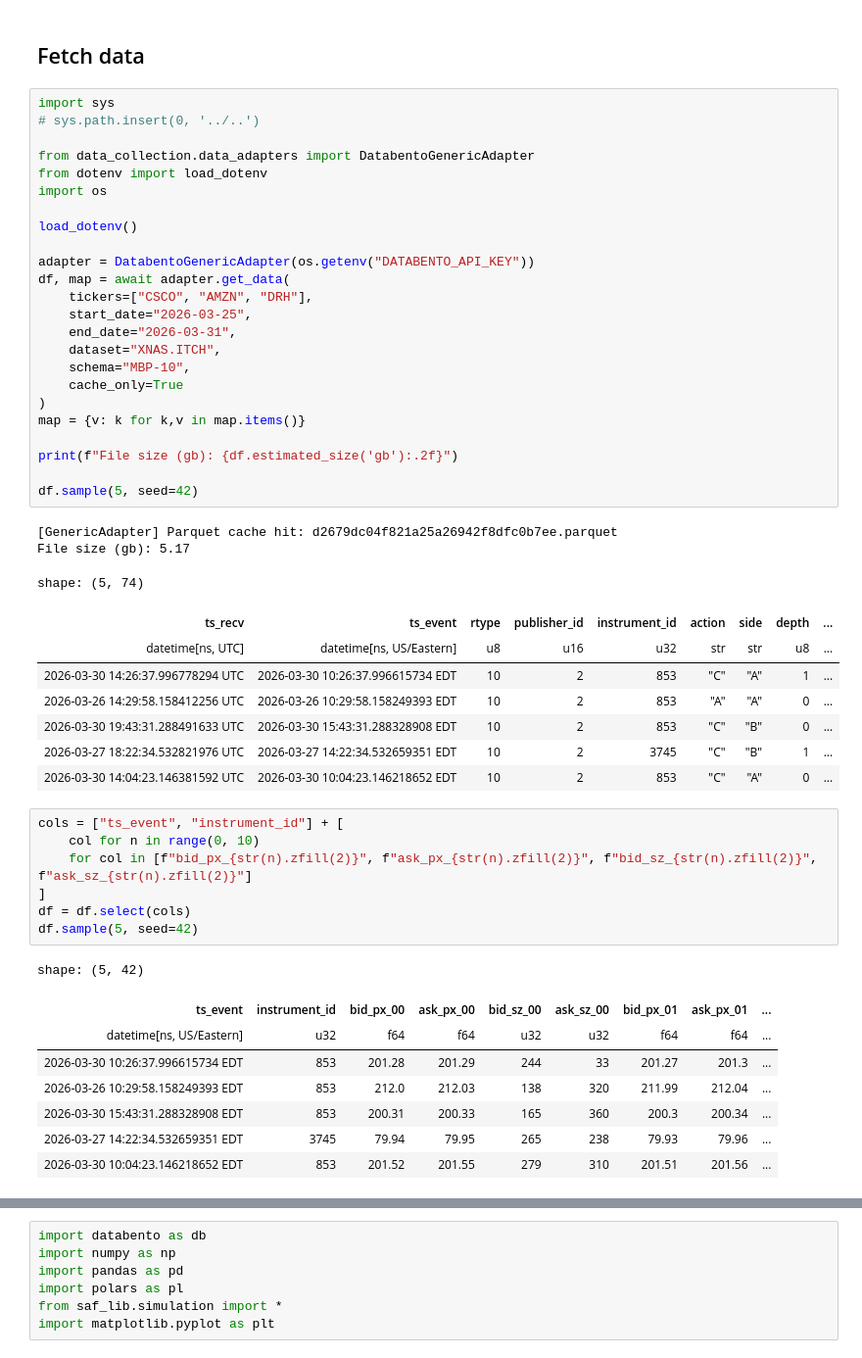
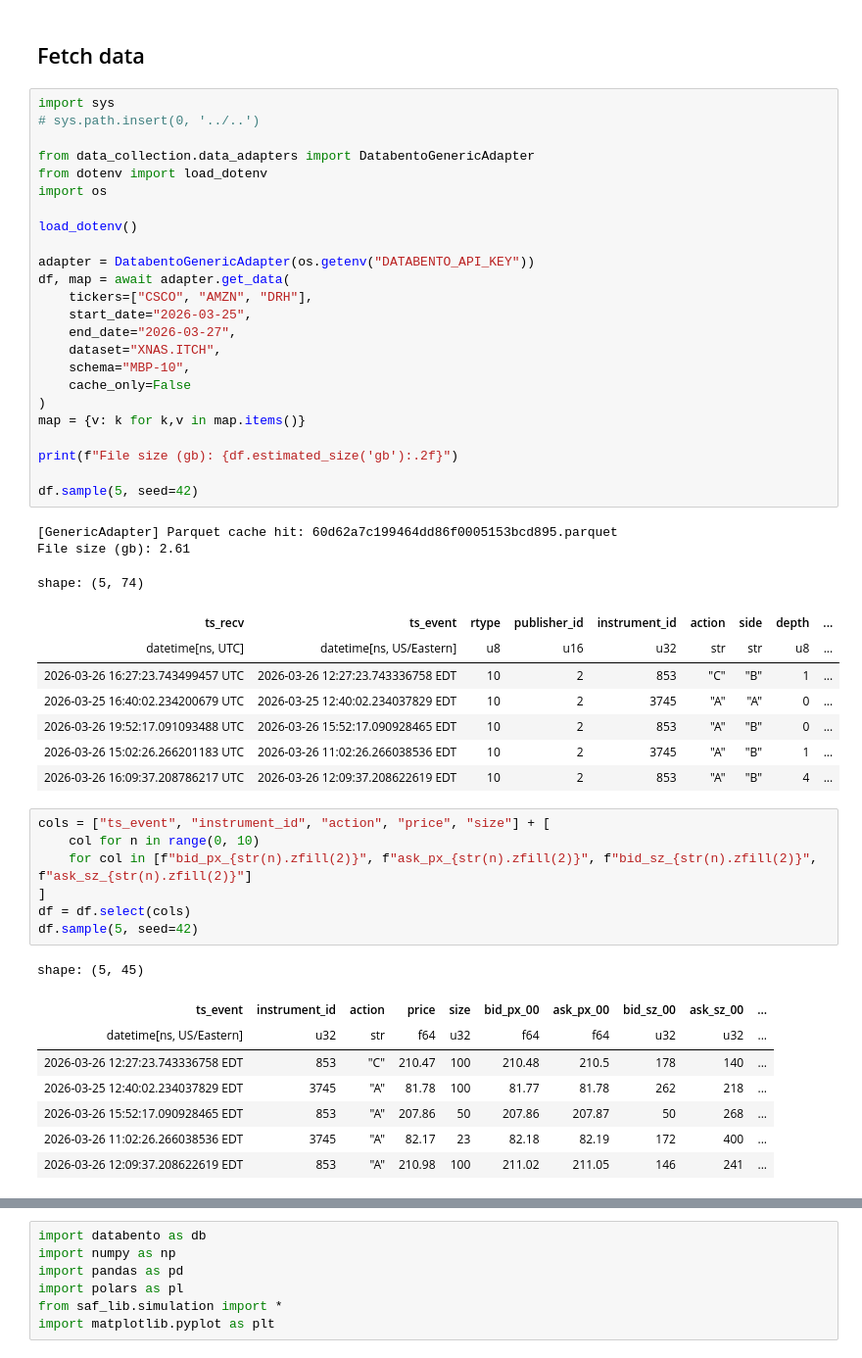
Before and after one commit to MichaelCusackNelkin/SAF_Final_Project, a Jupyter notebook: whitepaper/code/milestone_clean.ipynb, the cells around one changed output, grey strips where cells are left out. Shown at 98% size. Cells and saved outputs as stored; diff of their text form.

```diff
--- a/whitepaper/code/milestone_clean.ipynb
+++ b/whitepaper/code/milestone_clean.ipynb
@@ -16,10 +16,10 @@ adapter = DatabentoGenericAdapter(os.getenv("DATABENTO_API_KEY"))
 df, map = await adapter.get_data(
     tickers=["CSCO", "AMZN", "DRH"],
     start_date="2026-03-25",
-    end_date="2026-03-31",
+    end_date="2026-03-27",
     dataset="XNAS.ITCH",
     schema="MBP-10",
-    cache_only=True
+    cache_only=False
 )
 map = {v: k for k,v in map.items()}
 
@@ -27,29 +27,29 @@ print(f"File size (gb): {df.estimated_size('gb'):.2f}")
 
 df.sample(5, seed=42)
 # %% [output]
-[GenericAdapter] Parquet cache hit: d2679dc04f821a25a26942f8dfc0b7ee.parquet
-File size (gb): 5.17
+[GenericAdapter] Parquet cache hit: 60d62a7c199464dd86f0005153bcd895.parquet
+File size (gb): 2.61
 shape: (5, 74)
 | ts_recv | ts_event | rtype | publisher_id | instrument_id | action | side | depth | ... |
 | datetime[ns, UTC] | datetime[ns, US/Eastern] | u8 | u16 | u32 | str | str | u8 | ... |
-| 2026-03-30 14:26:37.996778294 UTC | 2026-03-30 10:26:37.996615734 EDT | 10 | 2 | 853 | "C" | "A" | 1 | ... |
-| 2026-03-26 14:29:58.158412256 UTC | 2026-03-26 10:29:58.158249393 EDT | 10 | 2 | 853 | "A" | "A" | 0 | ... |
-| 2026-03-30 19:43:31.288491633 UTC | 2026-03-30 15:43:31.288328908 EDT | 10 | 2 | 853 | "C" | "B" | 0 | ... |
-| 2026-03-27 18:22:34.532821976 UTC | 2026-03-27 14:22:34.532659351 EDT | 10 | 2 | 3745 | "C" | "B" | 1 | ... |
-| 2026-03-30 14:04:23.146381592 UTC | 2026-03-30 10:04:23.146218652 EDT | 10 | 2 | 853 | "C" | "A" | 0 | ... |
+| 2026-03-26 16:27:23.743499457 UTC | 2026-03-26 12:27:23.743336758 EDT | 10 | 2 | 853 | "C" | "B" | 1 | ... |
+| 2026-03-25 16:40:02.234200679 UTC | 2026-03-25 12:40:02.234037829 EDT | 10 | 2 | 3745 | "A" | "A" | 0 | ... |
+| 2026-03-26 19:52:17.091093488 UTC | 2026-03-26 15:52:17.090928465 EDT | 10 | 2 | 853 | "A" | "B" | 0 | ... |
+| 2026-03-26 15:02:26.266201183 UTC | 2026-03-26 11:02:26.266038536 EDT | 10 | 2 | 3745 | "A" | "B" | 1 | ... |
+| 2026-03-26 16:09:37.208786217 UTC | 2026-03-26 12:09:37.208622619 EDT | 10 | 2 | 853 | "A" | "B" | 4 | ... |
 # %%
-cols = ["ts_event", "instrument_id"] + [
+cols = ["ts_event", "instrument_id", "action", "price", "size"] + [
     col for n in range(0, 10)
     for col in [f"bid_px_{str(n).zfill(2)}", f"ask_px_{str(n).zfill(2)}", f"bid_sz_{str(n).zfill(2)}", f"ask_sz_{str(n).zfill(2)}"]
 ]
 df = df.select(cols)
 df.sample(5, seed=42)
 # %% [output]
-shape: (5, 42)
+shape: (5, 45)
-| ts_event | instrument_id | bid_px_00 | ask_px_00 | bid_sz_00 | ask_sz_00 | bid_px_01 | ask_px_01 | ... |
-| datetime[ns, US/Eastern] | u32 | f64 | f64 | u32 | u32 | f64 | f64 | ... |
-| 2026-03-30 10:26:37.996615734 EDT | 853 | 201.28 | 201.29 | 244 | 33 | 201.27 | 201.3 | ... |
-| 2026-03-26 10:29:58.158249393 EDT | 853 | 212.0 | 212.03 | 138 | 320 | 211.99 | 212.04 | ... |
-| 2026-03-30 15:43:31.288328908 EDT | 853 | 200.31 | 200.33 | 165 | 360 | 200.3 | 200.34 | ... |
-| 2026-03-27 14:22:34.532659351 EDT | 3745 | 79.94 | 79.95 | 265 | 238 | 79.93 | 79.96 | ... |
-| 2026-03-30 10:04:23.146218652 EDT | 853 | 201.52 | 201.55 | 279 | 310 | 201.51 | 201.56 | ... |
+| ts_event | instrument_id | action | price | size | bid_px_00 | ask_px_00 | bid_sz_00 | ask_sz_00 | ... |
+| datetime[ns, US/Eastern] | u32 | str | f64 | u32 | f64 | f64 | u32 | u32 | ... |
+| 2026-03-26 12:27:23.743336758 EDT | 853 | "C" | 210.47 | 100 | 210.48 | 210.5 | 178 | 140 | ... |
+| 2026-03-25 12:40:02.234037829 EDT | 3745 | "A" | 81.78 | 100 | 81.77 | 81.78 | 262 | 218 | ... |
+| 2026-03-26 15:52:17.090928465 EDT | 853 | "A" | 207.86 | 50 | 207.86 | 207.87 | 50 | 268 | ... |
+| 2026-03-26 11:02:26.266038536 EDT | 3745 | "A" | 82.17 | 23 | 82.18 | 82.19 | 172 | 400 | ... |
+| 2026-03-26 12:09:37.208622619 EDT | 853 | "A" | 210.98 | 100 | 211.02 | 211.05 | 146 | 241 | ... |
```
Also changed, not shown: parts of 18 cells of this notebook, 10 other files.
